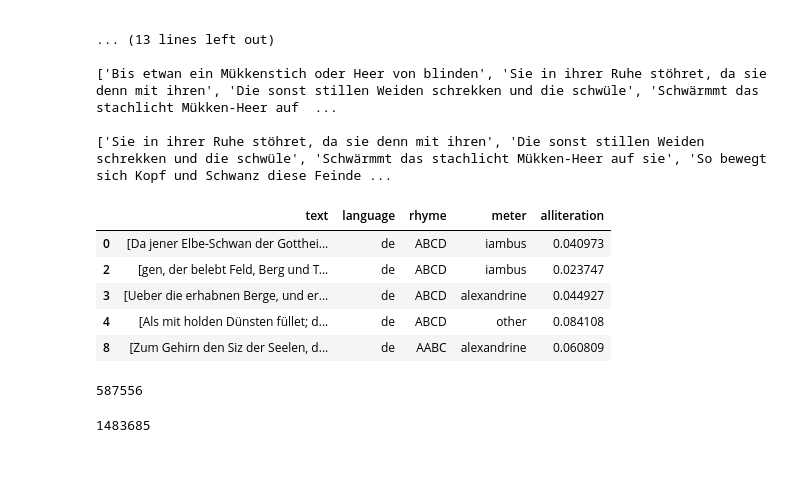
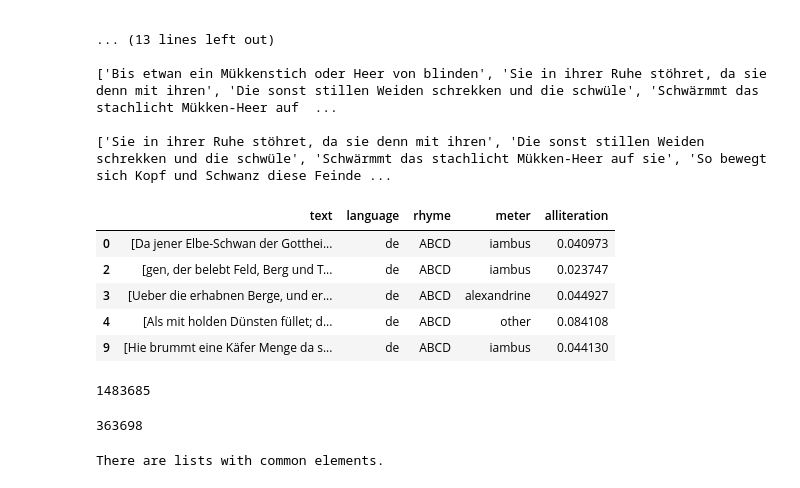
Before and after one commit to hgroener/diversity_in_poetry_generation, a Jupyter notebook: diversity-in-poetry-generation/training_data/clean_dataset.ipynb, the cells around one changed output. Saved outputs shown, nothing was run; the diff lists cells and outputs as text; code cells hidden in the pictures.

```diff
--- a/diversity-in-poetry-generation/training_data/clean_dataset.ipynb
+++ b/diversity-in-poetry-generation/training_data/clean_dataset.ipynb
@@ -33,36 +37,56 @@ for l in list(df_de["text"])[:15]:
 
 ['Sie in ihrer Ruhe stöhret, da sie denn mit ihren', 'Die sonst stillen Weiden schrekken und die schwüle', 'Schwärmmt das stachlicht Mükken-Heer auf sie', 'So bewegt sich Kopf und Schwanz diese Feinde ...
 # %%
-last_t = ""
-overlapping = []
-unique_rows = []
-for i, row in df_de.iterrows():
-    if list(row["text"])[0] == last_t and not len(overlapping)==4:
-        overlapping.append(row)
-    elif len(overlapping) == 0:
-        overlapping = [row]
-    else:
-        unique_rows.append(overlapping[0])
-        overlapping = [row]
-    last_t = list(row["text"])[1]
-unique_rows.append(overlapping[0])
-#print(unique_rows)
+def get_unique_quatrains(df):
+    last_t = ""
+    overlapping = []
+    unique_rows = []
+    for i, row in df.iterrows():
+        if list(row["text"])[0] == last_t:
+            overlapping.append(row)
+        elif len(overlapping) == 0:
+            overlapping = [row]
+        else:
+            unique_rows.append(overlapping[0])
+            overlapping = [row]
+        last_t = list(row["text"])[1]
+    unique_rows.append(overlapping[0])
+    #print(unique_rows)
+    df_unique = pd.DataFrame(unique_rows)
+    return(df_unique)
 # %%
-df_unique = pd.DataFrame(unique_rows)
+df_de_unique = get_unique_quatrains(df_de)
 # %%
-df_unique.head()
+df_de_unique.head()
 # %% [output]
 |  | text | language | rhyme | meter | alliteration |
 | 0 | [Da jener Elbe-Schwan der Gotthei... | de | ABCD | iambus | 0.040973 |
 | 2 | [gen, der belebt Feld, Berg und T... | de | ABCD | iambus | 0.023747 |
 | 3 | [Ueber die erhabnen Berge, und er... | de | ABCD | alexandrine | 0.044927 |
 | 4 | [Als mit holden Dünsten füllet; d... | de | ABCD | other | 0.084108 |
-| 8 | [Zum Gehirn den Siz der Seelen, d... | de | AABC | alexandrine | 0.060809 |
+| 9 | [Hie brummt eine Käfer Menge da s... | de | ABCD | iambus | 0.044130 |
+# %%
+len(df_de)
+# %% [output]
+1483685
 # %%
-len(df_unique)
+len(df_de_unique)
 # %% [output]
-587556
+363698
-# %%
-len(df_de)
-# %% [output]
-1483685
+# %%
+def check_common_elements(lists):
+    for i in range(len(lists)):
+        for j in range(i + 1, len(lists)):
+            if any(elem in lists[i] for elem in lists[j]):
+                return True
+    return False
+
+# Test the function
+lists = [[1, 2, 3], [4, 5, 6], [7, 8, 9], [8]]
+result = check_common_elements(lists)
+if result:
+    print("There are lists with common elements.")
+else:
+    print("No lists share any elements.")
+# %% [output]
+There are lists with common elements.
```
Also changed, not shown: parts of 70 cells of this notebook.
